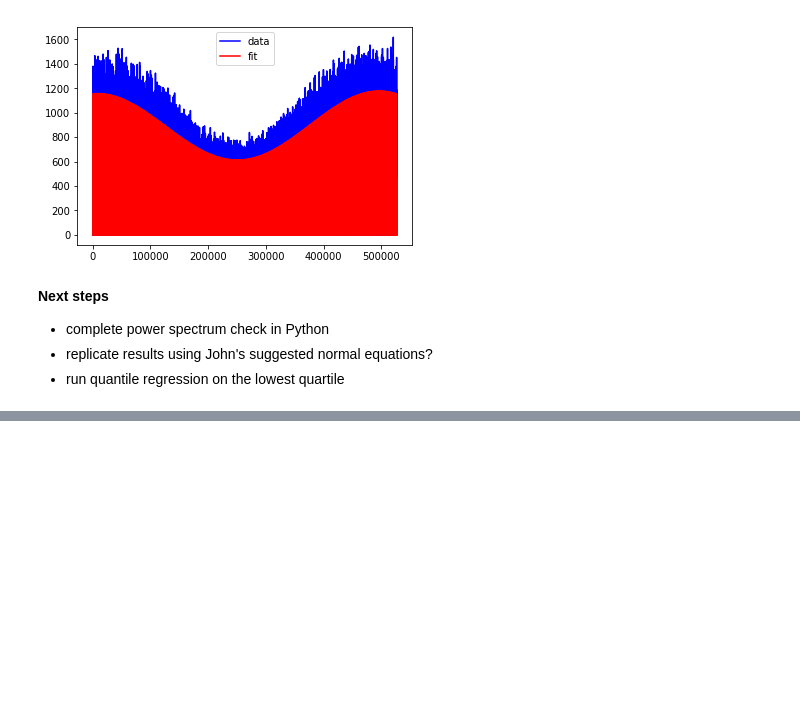
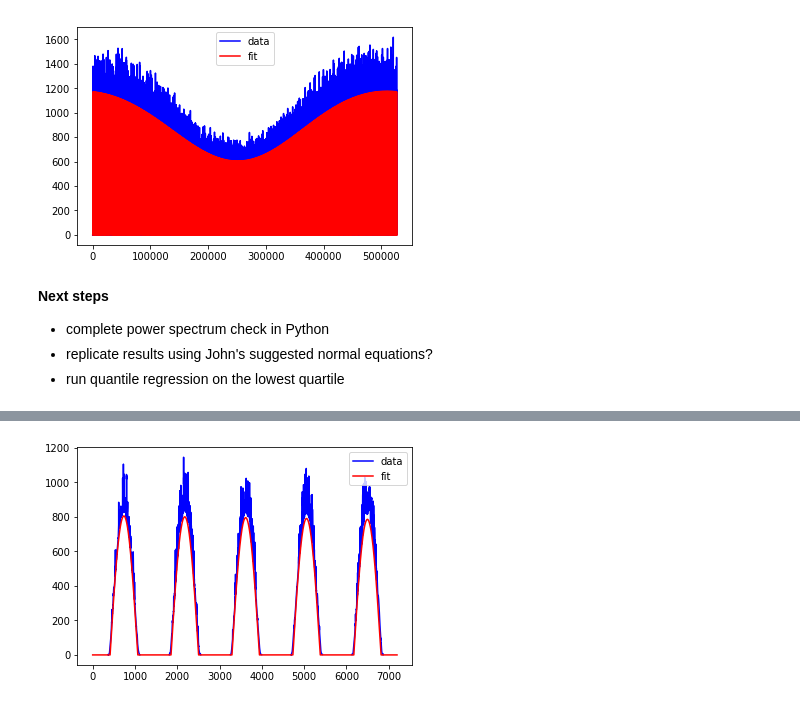
Before and after one commit to MSAmit/Capstone-project, a Jupyter notebook: Fourier_clear_sky_model.ipynb, the cells around one changed output, grey strips where cells are left out. Saved outputs shown, nothing was run; the diff lists cells and outputs as text; code cells hidden in the pictures; blank space fills up the shorter version.

```diff
--- a/Fourier_clear_sky_model.ipynb
+++ b/Fourier_clear_sky_model.ipynb
@@ -308,0 +415,8 @@ res.params
+# %%
+# First 5 days of April
+plt.plot(PV_clear_sky.iloc[131040:138240,:]['GHI'].values, 'b-', label='data')
+plt.plot(PV_clear_sky.iloc[131040:138240,:]['pred_Q'].values, 'r-', label='fit')
+plt.legend(loc=1)
+plt.show;
+# %% [output]
+[figure, added]
```
Also changed, not shown: parts of 66 cells of this notebook.
